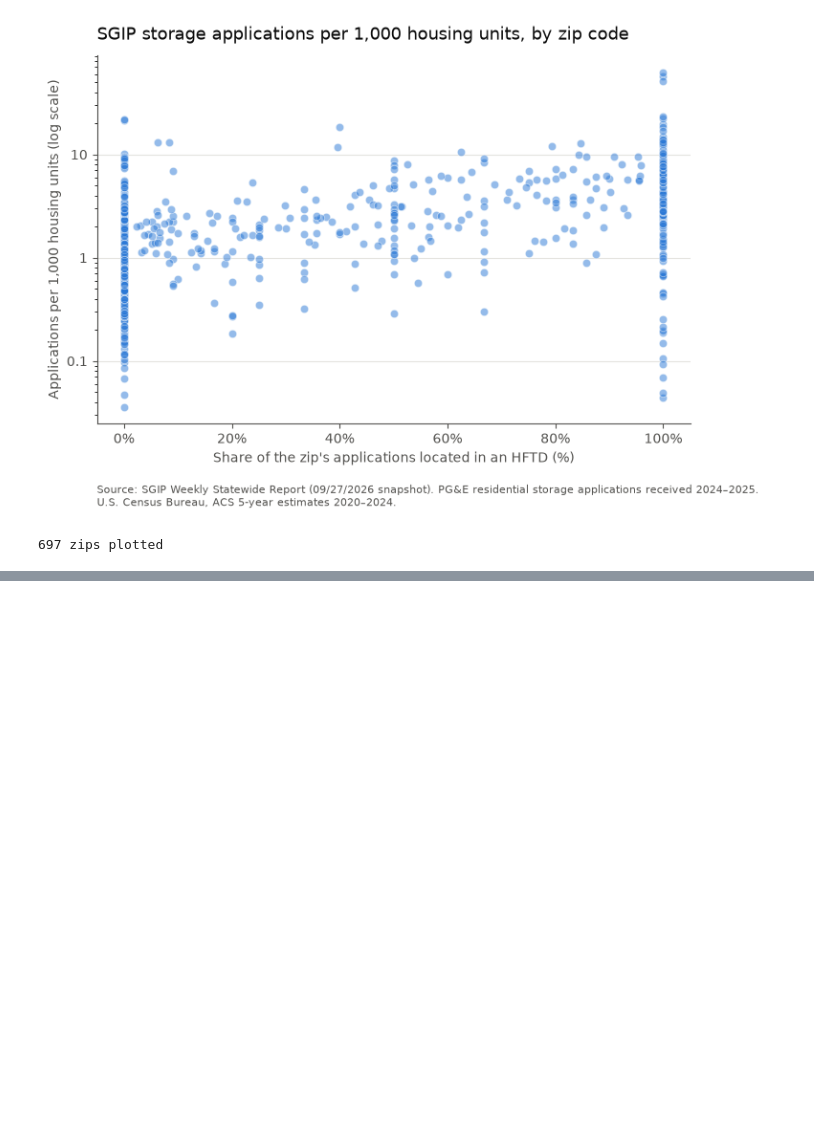
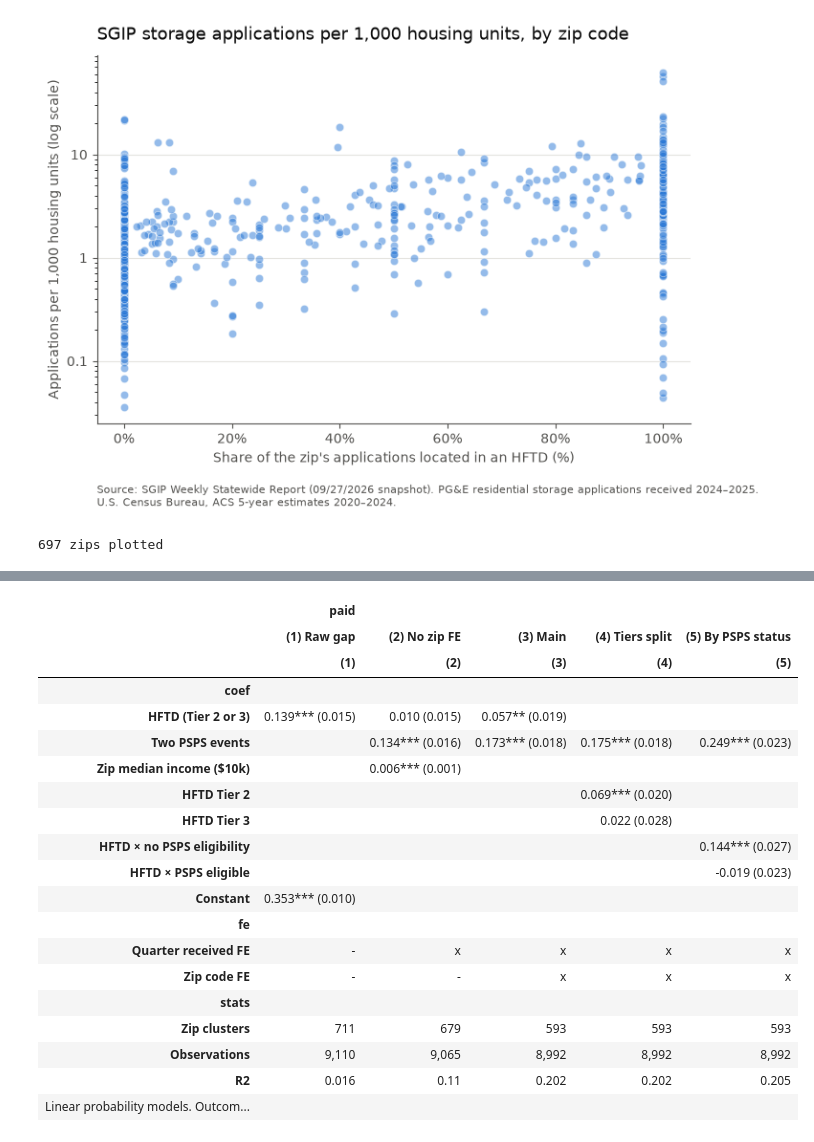
Before and after one commit to EnOnl1ne/sgip-hftd-funding, a Jupyter notebook: sgip_hftd.ipynb, the cells around one changed output, grey strips where cells are left out. Cells and saved outputs as stored; diff of their text form; code cells hidden in the pictures; blank space fills up the shorter version.

```diff
--- a/sgip_hftd.ipynb
+++ b/sgip_hftd.ipynb
@@ -597,0 +687,46 @@ print(f"{len(zips_with_rate)} zips plotted")
+# %%
+COEF_LABELS = {
+    "hftd": "HFTD (Tier 2 or 3)",
+    "tier2": "HFTD Tier 2",
+    "tier3": "HFTD Tier 3",
+    "hftd_no_psps": "HFTD × no PSPS eligibility",
+    "hftd_with_psps": "HFTD × PSPS eligible",
+    "psps": "Two PSPS events",
+    "income_10k": "Zip median income ($10k)",
+    "Intercept": "Constant",
+}
+
+# _G holds the number of clusters for each clustering variable (only zip5 here)
+cluster_counts = [model._G[0] for model in models.values()]
+
+pf.etable(
+    list(models.values()),
+    labels=COEF_LABELS,
+    felabels={"zip5": "Zip code FE", "received_quarter": "Quarter received FE"},
+    model_heads=list(models),
+    custom_model_stats={"Zip clusters": cluster_counts},
+    coef_fmt="b:.3f* \n (se:.3f)",   # coefficient with stars, standard error below
+    notes="Linear probability models. Outcome: application Paid (0/1). "
+          "Standard errors clustered by zip code in parentheses.",
+)
+# %% [output]
+|  | paid |  |  |  |  |
+|  | (1) Raw gap | (2) No zip FE | (3) Main | (4) Tiers split | (5) By PSPS status |
+|  | (1) | (2) | (3) | (4) | (5) |
+| coef |  |  |  |  |  |
+| HFTD (Tier 2 or 3) | 0.139*** (0.015) | 0.010 (0.015) | 0.057** (0.019) |  |  |
+| Two PSPS events |  | 0.134*** (0.016) | 0.173*** (0.018) | 0.175*** (0.018) | 0.249*** (0.023) |
+| Zip median income ($10k) |  | 0.006*** (0.001) |  |  |  |
+| HFTD Tier 2 |  |  |  | 0.069*** (0.020) |  |
+| HFTD Tier 3 |  |  |  | 0.022 (0.028) |  |
+| HFTD × no PSPS eligibility |  |  |  |  | 0.144*** (0.027) |
+| HFTD × PSPS eligible |  |  |  |  | -0.019 (0.023) |
+| Constant | 0.353*** (0.010) |  |  |  |  |
+| fe |  |  |  |  |  |
+| Quarter received FE | - | x | x | x | x |
+| Zip code FE | - | - | x | x | x |
+| stats |  |  |  |  |  |
+| Zip clusters | 711 | 679 | 593 | 593 | 593 |
+| Observations | 9,110 | 9,065 | 8,992 | 8,992 | 8,992 |
+| R2 | 0.016 | 0.11 | 0.202 | 0.202 | 0.205 |
+| Linear probability models. Outcom... |  |  |  |  |  |
```
Also changed, not shown: parts of 7 cells of this notebook.
